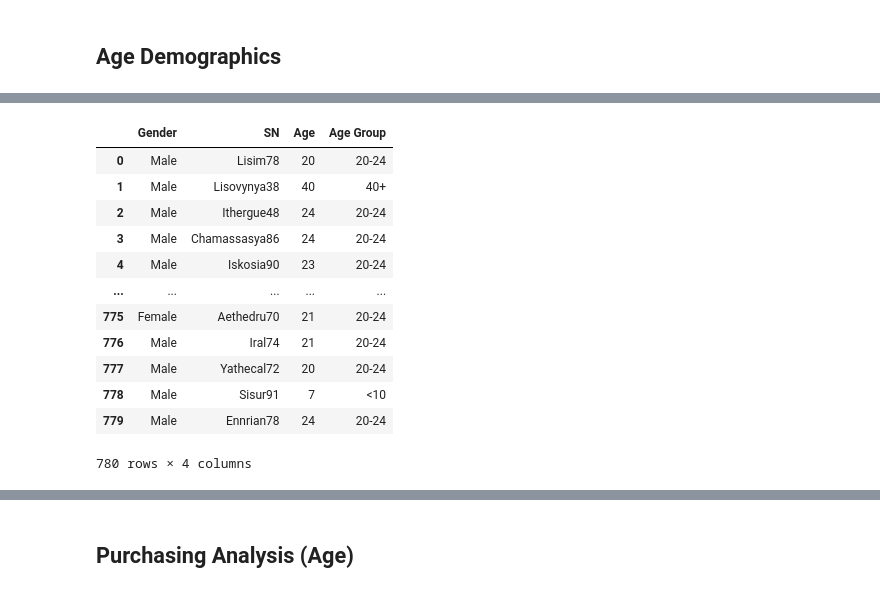
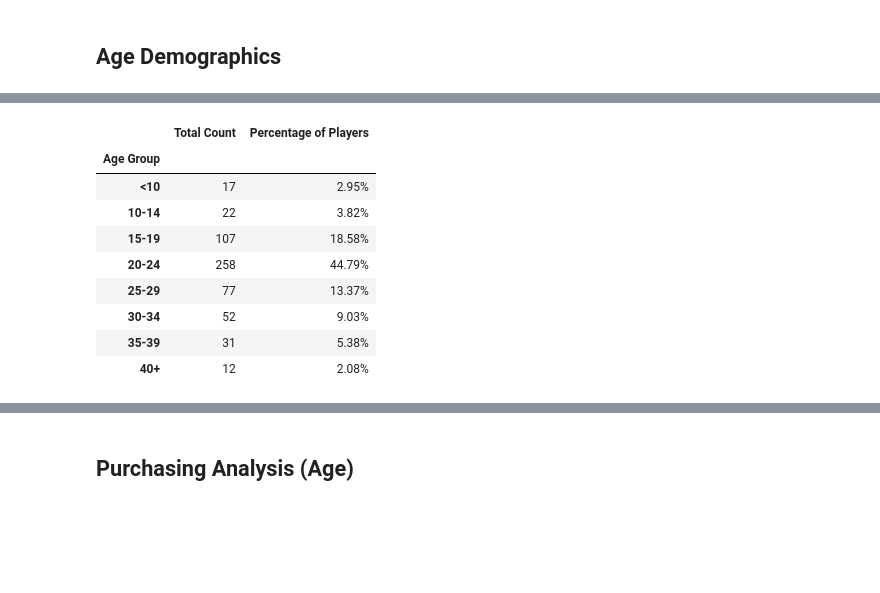
Before and after one commit to gamem001/pandas_analysis, a Jupyter notebook: HeroesOfPymoli_starter.ipynb, the cells around one changed output, grey strips where cells are left out. Saved outputs shown, nothing was run; the diff lists cells and outputs as text; code cells hidden in the pictures; blank space fills up the shorter version.

```diff
--- a/HeroesOfPymoli_starter.ipynb
+++ b/HeroesOfPymoli_starter.ipynb
@@ -5,14 +5,16 @@
 # Dependencies and Setup
 import pandas as pd
 
-# pd.options.display.float_format = '${:,.2f}'.format
-
 # File to Load (Remember to Change These)
 file_to_load = "Resources/purchase_data.csv"
+
+#format to disply dollar values correctly
+pd.options.display.float_format = '${:,.2f}'.format
 
 # Read Purchasing File and store into Pandas data frame
 purchase_data_df = pd.read_csv(file_to_load)
 
+#loc to reference later
 player_demographics = purchase_data_df.loc[:, ['Gender','SN', 'Age']]
 
 purchase_data_df.head()
@@ -95,10 +64,18 @@ df
 # %% [markdown]
 ## Gender Demographics
 # %%
+#use .loc to use columns necessary for gender counts and percents
 player_demographics = purchase_data_df.loc[:, ["Gender", "SN", "Age"]]
+
+#eliminate duplicates for accurate count of total gender players
 player_demographics = player_demographics.drop_duplicates()
 gender_total_counts = player_demographics["Gender"].value_counts()
 gender_demographics_percents = 100. * gender_total_counts / len(player_demographics)
+
+#format to disply percent values correctly
+pd.options.display.float_format = '{:,.2f}%'.format
+
+#create summary df
 gender_demographics = pd.DataFrame({"Total Count": gender_total_counts, "Percentage of Players": gender_demographics_percents})
 
 gender_demographics
@@ -164,4 +90,14 @@ dtype: float64
 # %%
+#use goupby to calculate basic math based off of gender
+purchase_count = purchase_data_df.groupby(['Gender']).count()['Price']
+total_purchase = purchase_data_df.groupby(['Gender']).sum()['Price']
+average_purchase_price = total_purchase / purchase_count
+avg_purchase_total = total_purchase / gender_total_counts
+
+#format to disply dollar values correctly
+pd.options.display.float_format = '${:,.2f}'.format
+
+#create summary df
 purchasing_analysis = pd.DataFrame({"Purchase Count": purchase_count, "Average Purchase Price": average_purchase_price, "Total Purchase Price": total_purchase, "Avg Total Purchase per Person": avg_purchase_total})
 purchasing_analysis
 # %% [output]
@@ -192,21 +111,28 @@ purchasing_analysis
 # %%
+#use binning to combine ages into groups
 bins = [0, 9, 14, 19, 24, 29, 34, 39, 100]
 group_names = ['<10', '10-14', '15-19', '20-24', '25-29', '30-34', '35-39', '40+']
-
 player_demographics["Age Group"] = pd.cut(x = player_demographics['Age'], bins = bins, labels = group_names, include_lowest = False)
 
-player_demographics
+#drop duplicates to find total and percent based on accurate number of players
+player_demographics = player_demographics.drop_duplicates()
+age_range = player_demographics.groupby(['Age Group']).count()['Age']
+total_age = age_range / len(player_demographics) * 100
+
+#format to disply percent values correctly
+pd.options.display.float_format = '{:,.2f}%'.format
+
+#create summary df
+age_demographics = pd.DataFrame({"Total Count": age_range, "Percentage of Players": total_age})
+age_demographics
 # %% [output]
-|  | Gender | SN | Age | Age Group |
-| 0 | Male | Lisim78 | 20 | 20-24 |
-| 1 | Male | Lisovynya38 | 40 | 40+ |
-| 2 | Male | Ithergue48 | 24 | 20-24 |
-| 3 | Male | Chamassasya86 | 24 | 20-24 |
-| 4 | Male | Iskosia90 | 23 | 20-24 |
-| ... | ... | ... | ... | ... |
-| 775 | Female | Aethedru70 | 21 | 20-24 |
-| 776 | Male | Iral74 | 21 | 20-24 |
-| 777 | Male | Yathecal72 | 20 | 20-24 |
-| 778 | Male | Sisur91 | 7 | <10 |
-| 779 | Male | Ennrian78 | 24 | 20-24 |
+|  | Total Count | Percentage of Players |
+| Age Group |  |  |
+| <10 | 17 | 2.95% |
+| 10-14 | 22 | 3.82% |
+| 15-19 | 107 | 18.58% |
+| 20-24 | 258 | 44.79% |
+| 25-29 | 77 | 13.37% |
+| 30-34 | 52 | 9.03% |
+| 35-39 | 31 | 5.38% |
+| 40+ | 12 | 2.08% |
-780 rows × 4 columns
```
Also changed, not shown: parts of 42 cells of this notebook, 3 other files.
